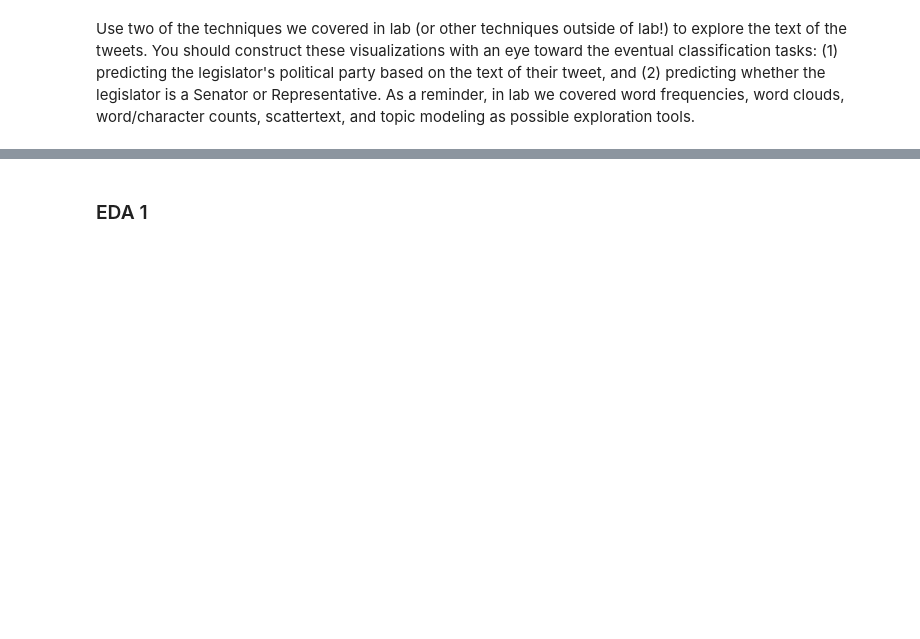
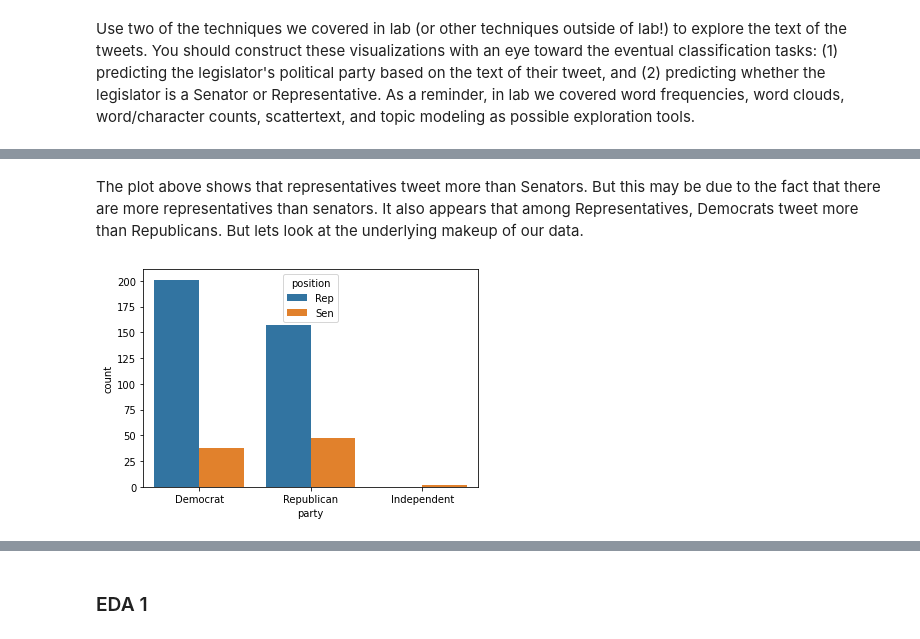
Before and after one commit to lawrence-j-liu/CSS_Project-5_Team-4_Spring-2021, a Jupyter notebook: Project 5 Student.ipynb, the cells around one changed output, grey strips where cells are left out. Cells and saved outputs as stored; diff of their text form; code cells hidden in the pictures; blank space fills up the shorter version.

```diff
--- a/Project 5 Student.ipynb
+++ b/Project 5 Student.ipynb
@@ -185,0 +197,9 @@ Use two of the techniques we covered in lab (or other techniques outside of lab!
+# %% [markdown]
+The plot above shows that representatives tweet more than Senators. But this may be due to the fact that there are more representatives than senators. It also appears that among Representatives, Democrats tweet more than Republicans. But lets look at the underlying makeup of our data.
+# %%
+# looking at the number of tweets by Dem/Repub and by Senator/Representative
+# plotting only unique rows
+test = congress_tweets.drop_duplicates(subset = ["screen_name"])
+sns.countplot(x="party", hue = "position", data=test);
+# %% [output]
+[figure, added]
```
Also changed, not shown: parts of 41 cells of this notebook.
